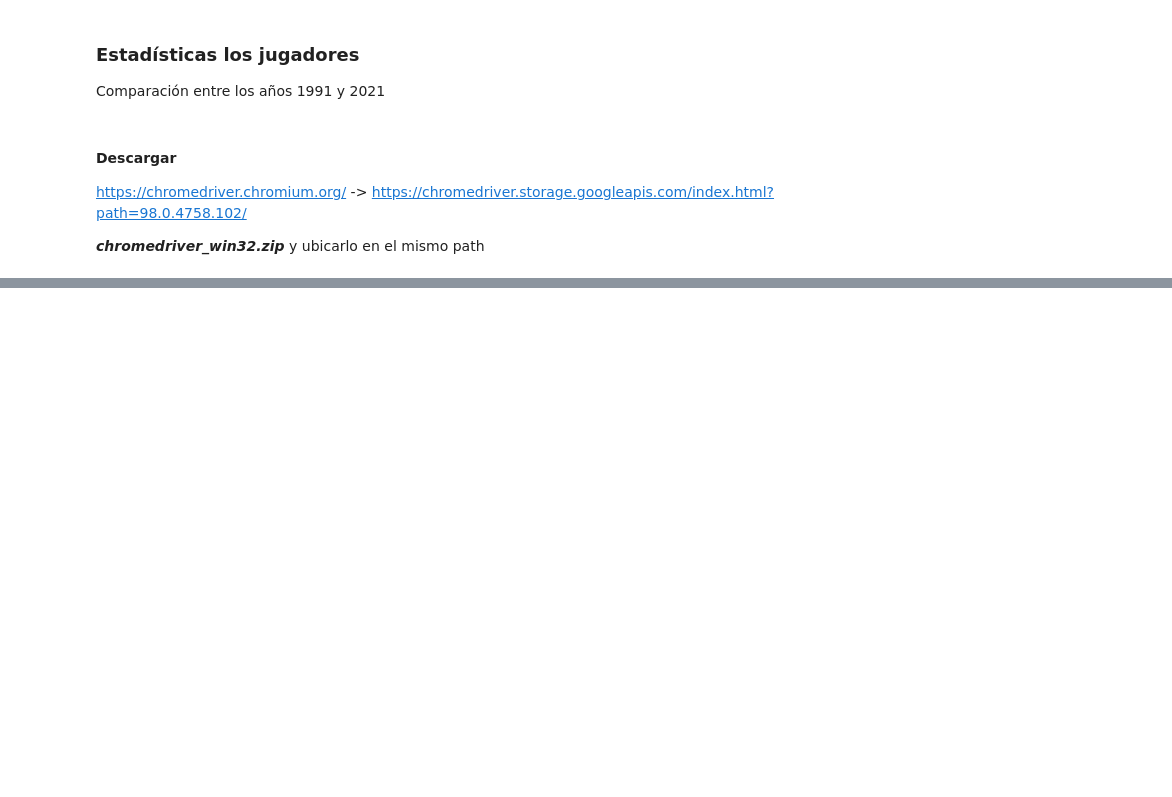
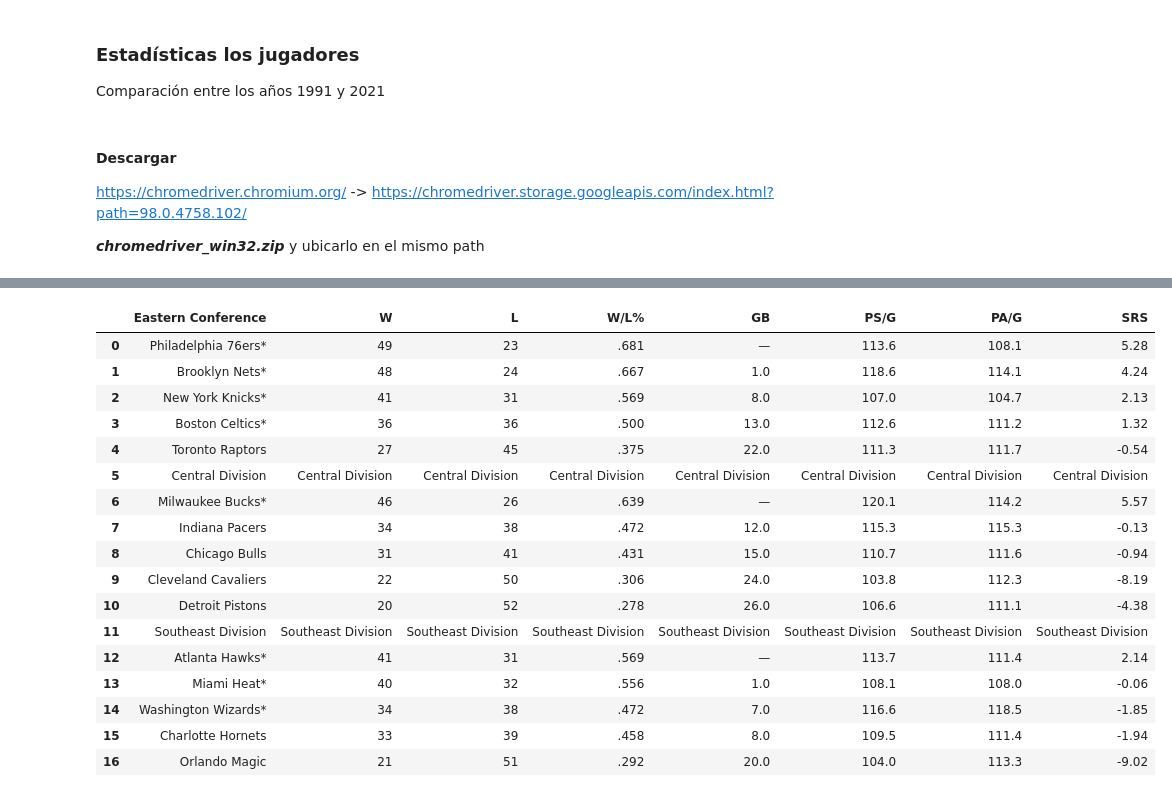
Before and after one commit to IsabelALL/TrabFinal, a Jupyter notebook: Web_Scraping_NBA.ipynb, the cells around one changed output, grey strips where cells are left out. Cells and saved outputs as stored; diff of their text form; code cells hidden in the pictures; blank space fills up the shorter version.

Commit message:
agregamos analisis de records

```diff
--- a/Web_Scraping_NBA.ipynb
+++ b/Web_Scraping_NBA.ipynb
@@ -229,0 +268,16 @@ driver = webdriver.Chrome(executable_path="C:/Users/Administrador/OneDrive/Escri
+# %%
+#Almacenamos en archivos html los dos años, de esta manera tendremos la información que necesitemos.
+#ALERTA! para que corra esta parte del código, en la misma ruta se debe crear una carpera con el nombre "record".
+with open("record/1991.html", "w", encoding="utf-8") as f:
+    f.write(dataa0.text)
+with open("record/2021.html", "w", encoding="utf-8") as f:
+    f.write(dataa1.text)
+# %%
+#Procesamos en modo lectura el primer html
+with open("record/1991.html", encoding="utf-8") as f:
+    pagee0 = f.read()
+
+soupp0 = BeautifulSoup(pagee0, 'html.parser')
+#Descartamos lo que no necesitamos: Encabezados y adicionales
+#Buscamos el patrin de id para lo que queremos eliminar
+soupp0.find('tr', class_="thead").decompose()
@@ -229,0 +317,9 @@ driver = webdriver.Chrome(executable_path="C:/Users/Administrador/OneDrive/Escri
+# %%
+#Repetimos los pasos para el ultimo año
+with open("record/2021.html", encoding="utf-8") as f:
+    pagee1 = f.read()
+
+soupp1 = BeautifulSoup(pagee1, 'html.parser')
+#Descartamos lo que no necesitamos: Encabezados y adicionales
+#Buscamos el patrin de id para lo que queremos eliminar
+soupp1.find('tr', class_="thead").decompose()
@@ -229,0 +331,26 @@ driver = webdriver.Chrome(executable_path="C:/Users/Administrador/OneDrive/Escri
+# %%
+#creamos la tabla con lo que necesitamos
+record_tablee1 = soupp1.find(id="divs_standings_E")
+# %%
+import pandas as pd
+record_2021 = pd.read_html(str(record_tablee1))[0] #la primera conincidencia es la que necesitamos
+record_2021
+# %% [output]
+|  | Eastern Conference | W | L | W/L% | GB | PS/G | PA/G | SRS |
+| 0 | Philadelphia 76ers* | 49 | 23 | .681 | — | 113.6 | 108.1 | 5.28 |
+| 1 | Brooklyn Nets* | 48 | 24 | .667 | 1.0 | 118.6 | 114.1 | 4.24 |
+| 2 | New York Knicks* | 41 | 31 | .569 | 8.0 | 107.0 | 104.7 | 2.13 |
+| 3 | Boston Celtics* | 36 | 36 | .500 | 13.0 | 112.6 | 111.2 | 1.32 |
+| 4 | Toronto Raptors | 27 | 45 | .375 | 22.0 | 111.3 | 111.7 | -0.54 |
+| 5 | Central Division | Central Division | Central Division | Central Division | Central Division | Central Division | Central Division | Central Division |
+| 6 | Milwaukee Bucks* | 46 | 26 | .639 | — | 120.1 | 114.2 | 5.57 |
+| 7 | Indiana Pacers | 34 | 38 | .472 | 12.0 | 115.3 | 115.3 | -0.13 |
+| 8 | Chicago Bulls | 31 | 41 | .431 | 15.0 | 110.7 | 111.6 | -0.94 |
+| 9 | Cleveland Cavaliers | 22 | 50 | .306 | 24.0 | 103.8 | 112.3 | -8.19 |
+| 10 | Detroit Pistons | 20 | 52 | .278 | 26.0 | 106.6 | 111.1 | -4.38 |
+| 11 | Southeast Division | Southeast Division | Southeast Division | Southeast Division | Southeast Division | Southeast Division | Southeast Division | Southeast Division |
+| 12 | Atlanta Hawks* | 41 | 31 | .569 | — | 113.7 | 111.4 | 2.14 |
+| 13 | Miami Heat* | 40 | 32 | .556 | 1.0 | 108.1 | 108.0 | -0.06 |
+| 14 | Washington Wizards* | 34 | 38 | .472 | 7.0 | 116.6 | 118.5 | -1.85 |
+| 15 | Charlotte Hornets | 33 | 39 | .458 | 8.0 | 109.5 | 111.4 | -1.94 |
+| 16 | Orlando Magic | 21 | 51 | .292 | 20.0 | 104.0 | 113.3 | -9.02 |
```
Also changed, not shown: parts of 15 cells of this notebook.
